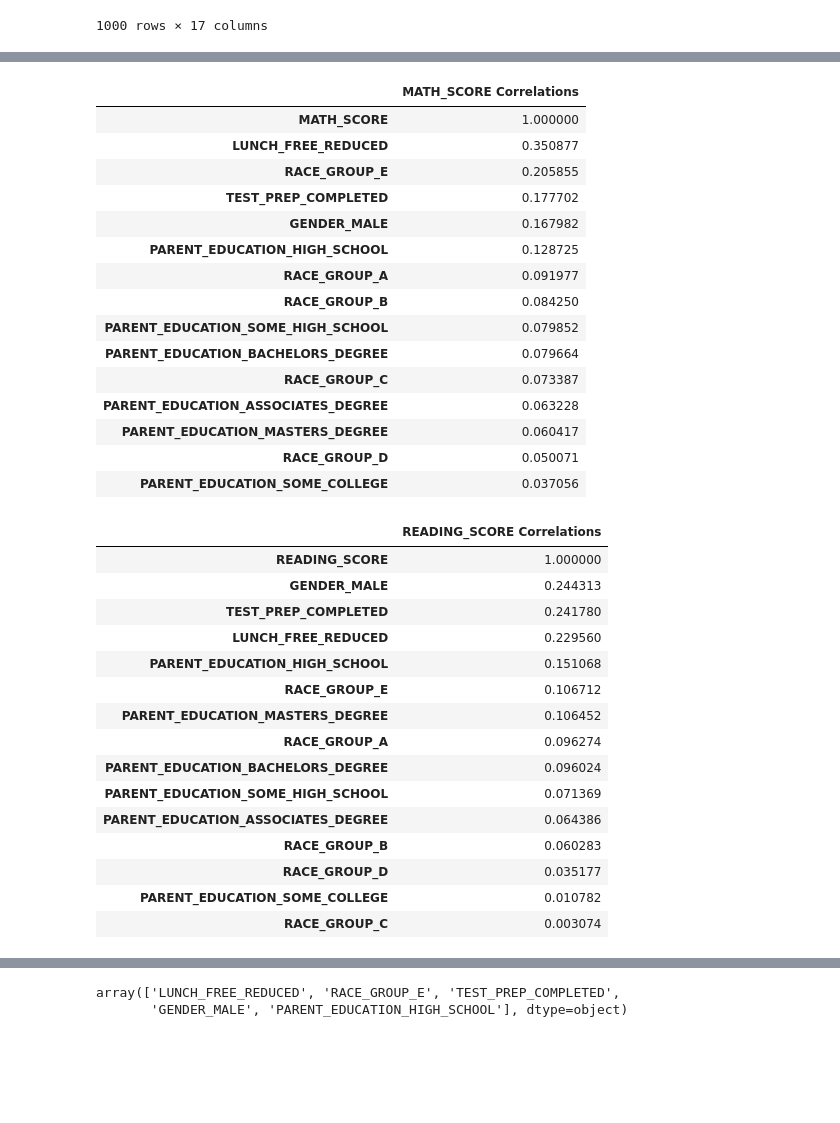
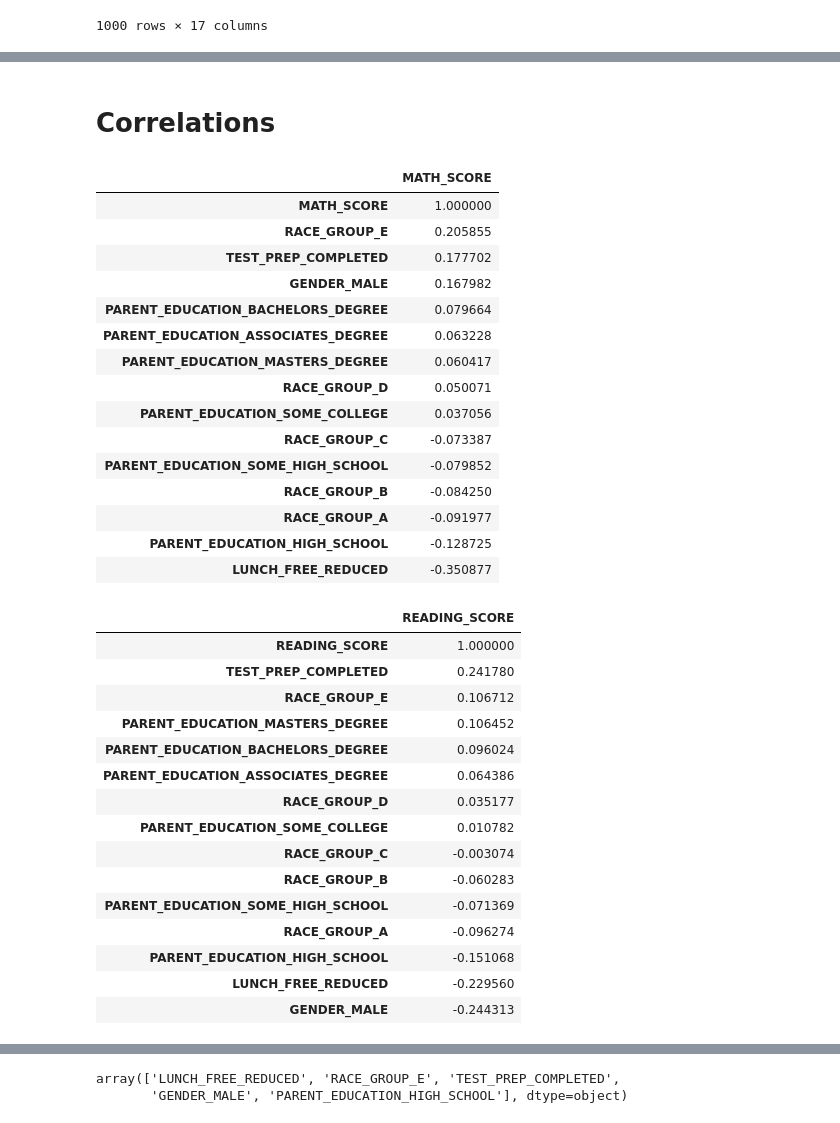
Before and after one commit to Tommy-McDonagh/examResults, a Jupyter notebook: inference.ipynb, the cells around one changed output, grey strips where cells are left out. Saved outputs shown, nothing was run; the diff lists cells and outputs as text; code cells hidden in the pictures; blank space fills up the shorter version.

```diff
--- a/inference.ipynb
+++ b/inference.ipynb
@@ -69,53 +93,59 @@ encoded_df
+# %% [markdown]
+# Correlations
 # %%
 # correlation function
 import seaborn as sns
 import matplotlib.pyplot as plt
 
-def plot_correlation_matrix(df, target_col):
+def abs_correlation_matrix(df, target_col):
     corr = df.corr()[target_col].abs().sort_values(by=target_col, ascending=False)
     return corr
+
+def correlation_matrix(df, target_col):
+    corr = df.corr()[target_col].sort_values(by=target_col, ascending=False)
+    return corr
 # %%
-math_corr = plot_correlation_matrix(encoded_df.drop(columns=['READING_SCORE', 'WRITING_SCORE']), ['MATH_SCORE'])
+math_corr = abs_correlation_matrix(encoded_df.drop(columns=['READING_SCORE', 'WRITING_SCORE']), ['MATH_SCORE'])
 math_corr.rename(columns={'MATH_SCORE':'MATH_SCORE Correlations'}, inplace=True)
 math_corr_10 = math_corr[1:6]
-math_corr
+correlation_matrix(encoded_df.drop(columns=['READING_SCORE', 'WRITING_SCORE']), ['MATH_SCORE'])
 # %% [output]
-|  | MATH_SCORE Correlations |
+|  | MATH_SCORE |
 | MATH_SCORE | 1.000000 |
-| LUNCH_FREE_REDUCED | 0.350877 |
 | RACE_GROUP_E | 0.205855 |
 | TEST_PREP_COMPLETED | 0.177702 |
 | GENDER_MALE | 0.167982 |
-| PARENT_EDUCATION_HIGH_SCHOOL | 0.128725 |
-| RACE_GROUP_A | 0.091977 |
-| RACE_GROUP_B | 0.084250 |
-| PARENT_EDUCATION_SOME_HIGH_SCHOOL | 0.079852 |
 | PARENT_EDUCATION_BACHELORS_DEGREE | 0.079664 |
-| RACE_GROUP_C | 0.073387 |
 | PARENT_EDUCATION_ASSOCIATES_DEGREE | 0.063228 |
 | PARENT_EDUCATION_MASTERS_DEGREE | 0.060417 |
 | RACE_GROUP_D | 0.050071 |
 | PARENT_EDUCATION_SOME_COLLEGE | 0.037056 |
+| RACE_GROUP_C | -0.073387 |
+| PARENT_EDUCATION_SOME_HIGH_SCHOOL | -0.079852 |
+| RACE_GROUP_B | -0.084250 |
+| RACE_GROUP_A | -0.091977 |
+| PARENT_EDUCATION_HIGH_SCHOOL | -0.128725 |
+| LUNCH_FREE_REDUCED | -0.350877 |
 # %%
-reading_corr = plot_correlation_matrix(encoded_df.drop(columns=['MATH_SCORE', 'WRITING_SCORE']), ['READING_SCORE'])
+reading_corr = abs_correlation_matrix(encoded_df.drop(columns=['MATH_SCORE', 'WRITING_SCORE']), ['READING_SCORE'])
 reading_corr.rename(columns={'READING_SCORE':'READING_SCORE Correlations'}, inplace=True)
 reading_corr_10 = reading_corr[1:7]
-reading_corr
+correlation_matrix(encoded_df.drop(columns=['MATH_SCORE', 'WRITING_SCORE']), ['READING_SCORE'])
 # %% [output]
-|  | READING_SCORE Correlations |
+|  | READING_SCORE |
 | READING_SCORE | 1.000000 |
-| GENDER_MALE | 0.244313 |
 | TEST_PREP_COMPLETED | 0.241780 |
-| LUNCH_FREE_REDUCED | 0.229560 |
-| PARENT_EDUCATION_HIGH_SCHOOL | 0.151068 |
 | RACE_GROUP_E | 0.106712 |
 | PARENT_EDUCATION_MASTERS_DEGREE | 0.106452 |
-| RACE_GROUP_A | 0.096274 |
 | PARENT_EDUCATION_BACHELORS_DEGREE | 0.096024 |
-| PARENT_EDUCATION_SOME_HIGH_SCHOOL | 0.071369 |
 | PARENT_EDUCATION_ASSOCIATES_DEGREE | 0.064386 |
-| RACE_GROUP_B | 0.060283 |
 | RACE_GROUP_D | 0.035177 |
 | PARENT_EDUCATION_SOME_COLLEGE | 0.010782 |
-| RACE_GROUP_C | 0.003074 |
+| RACE_GROUP_C | -0.003074 |
+| RACE_GROUP_B | -0.060283 |
+| PARENT_EDUCATION_SOME_HIGH_SCHOOL | -0.071369 |
+| RACE_GROUP_A | -0.096274 |
+| PARENT_EDUCATION_HIGH_SCHOOL | -0.151068 |
+| LUNCH_FREE_REDUCED | -0.229560 |
+| GENDER_MALE | -0.244313 |
 # %%
```
Also changed, not shown: parts of 3 cells of this notebook.
